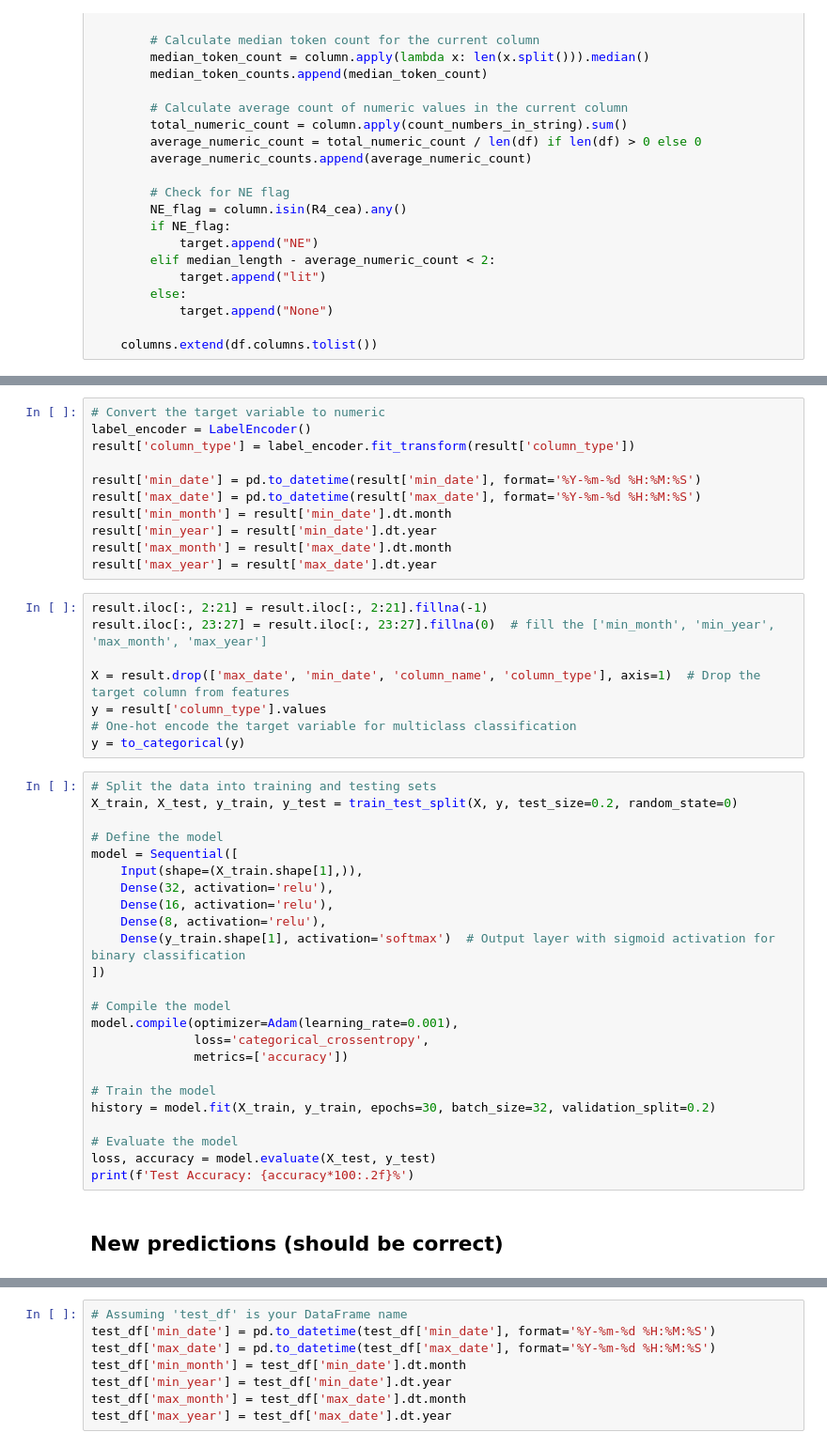
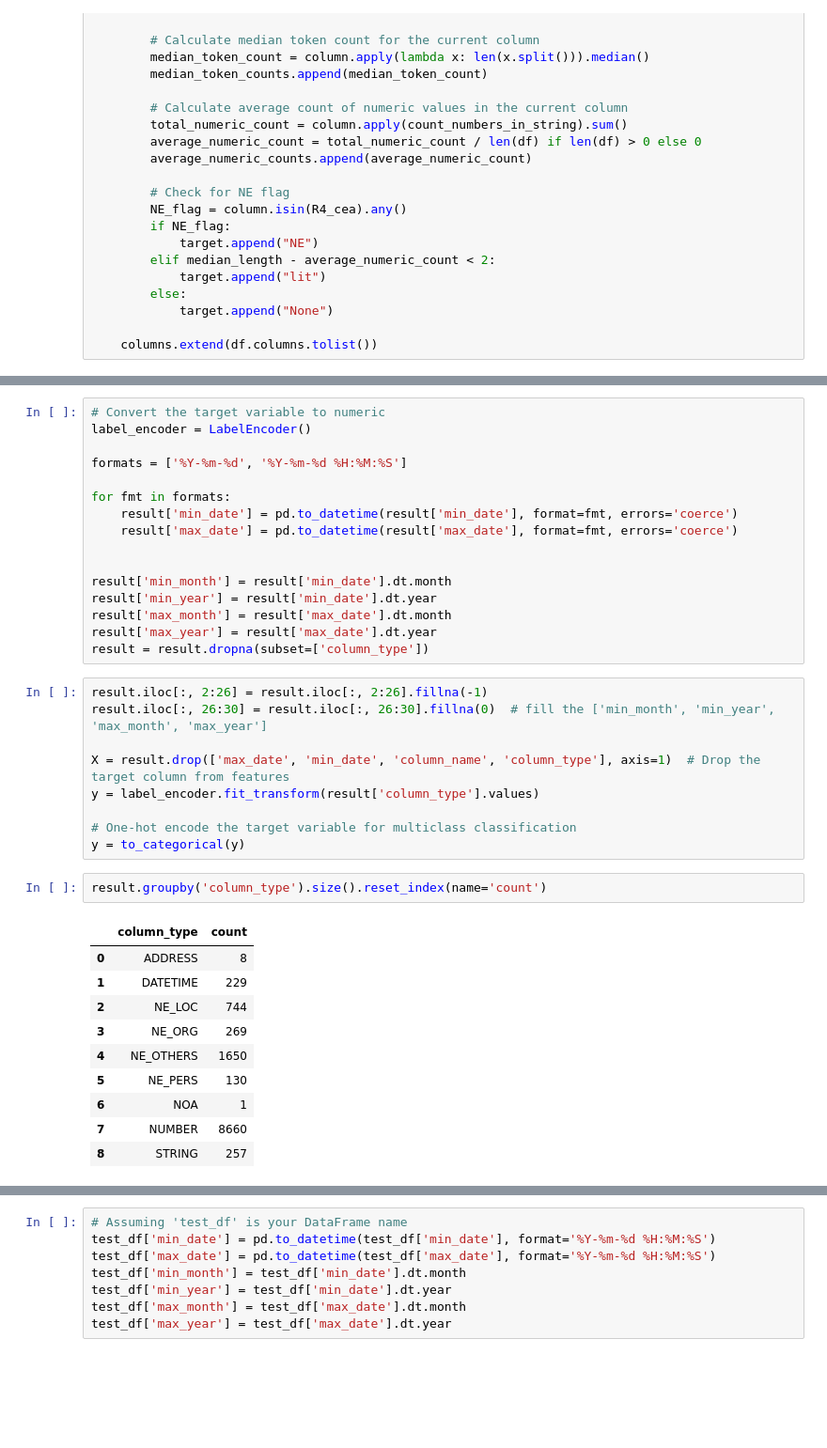
Before and after one commit to unimib-datAI/lamAPI, a Jupyter notebook: work/NE_lit_classifier.ipynb, the cells around one changed output, grey strips where cells are left out. Shown: that part at 94% size. Saved outputs shown, nothing was run; the diff lists cells and outputs as text; blank space fills up the shorter version.

```diff
--- a/work/NE_lit_classifier.ipynb
+++ b/work/NE_lit_classifier.ipynb
@@ -732,45 +750,38 @@ result.drop(['date_range', 'year_counts', 'month_counts'], axis=1, inplace=True)
 # %%
 # Convert the target variable to numeric
 label_encoder = LabelEncoder()
-result['column_type'] = label_encoder.fit_transform(result['column_type'])
 
-result['min_date'] = pd.to_datetime(result['min_date'], format='%Y-%m-%d %H:%M:%S')
-result['max_date'] = pd.to_datetime(result['max_date'], format='%Y-%m-%d %H:%M:%S')
+formats = ['%Y-%m-%d', '%Y-%m-%d %H:%M:%S']
+
+for fmt in formats:
+    result['min_date'] = pd.to_datetime(result['min_date'], format=fmt, errors='coerce')
+    result['max_date'] = pd.to_datetime(result['max_date'], format=fmt, errors='coerce')
+
+
 result['min_month'] = result['min_date'].dt.month
 result['min_year'] = result['min_date'].dt.year
 result['max_month'] = result['max_date'].dt.month
 result['max_year'] = result['max_date'].dt.year
+result = result.dropna(subset=['column_type'])
 # %%
-result.iloc[:, 2:21] = result.iloc[:, 2:21].fillna(-1)
-result.iloc[:, 23:27] = result.iloc[:, 23:27].fillna(0)  # fill the ['min_month', 'min_year', 'max_month', 'max_year']
+result.iloc[:, 2:26] = result.iloc[:, 2:26].fillna(-1)
+result.iloc[:, 26:30] = result.iloc[:, 26:30].fillna(0)  # fill the ['min_month', 'min_year', 'max_month', 'max_year']
 
 X = result.drop(['max_date', 'min_date', 'column_name', 'column_type'], axis=1)  # Drop the target column from features
-y = result['column_type'].values
+y = label_encoder.fit_transform(result['column_type'].values)
+
 # One-hot encode the target variable for multiclass classification
 y = to_categorical(y)
-# %%
-# Split the data into training and testing sets
-X_train, X_test, y_train, y_test = train_test_split(X, y, test_size=0.2, random_state=0)
-
-# Define the model
-model = Sequential([
-    Input(shape=(X_train.shape[1],)),
-    Dense(32, activation='relu'),
-    Dense(16, activation='relu'),
-    Dense(8, activation='relu'),
-    Dense(y_train.shape[1], activation='softmax')  # Output layer with sigmoid activation for binary classification
-])
-
-# Compile the model
-model.compile(optimizer=Adam(learning_rate=0.001),
-              loss='categorical_crossentropy',
-              metrics=['accuracy'])
-
-# Train the model
-history = model.fit(X_train, y_train, epochs=30, batch_size=32, validation_split=0.2)
-
-# Evaluate the model
-loss, accuracy = model.evaluate(X_test, y_test)
-print(f'Test Accuracy: {accuracy*100:.2f}%')
-# %% [markdown]
-## New predictions (should be correct)
+# %%
+result.groupby('column_type').size().reset_index(name='count')
+# %% [output]
+|  | column_type | count |
+| 0 | ADDRESS | 8 |
+| 1 | DATETIME | 229 |
+| 2 | NE_LOC | 744 |
+| 3 | NE_ORG | 269 |
+| 4 | NE_OTHERS | 1650 |
+| 5 | NE_PERS | 130 |
+| 6 | NOA | 1 |
+| 7 | NUMBER | 8660 |
+| 8 | STRING | 257 |
```
Also changed, not shown: parts of 34 cells of this notebook, 6 other files.
